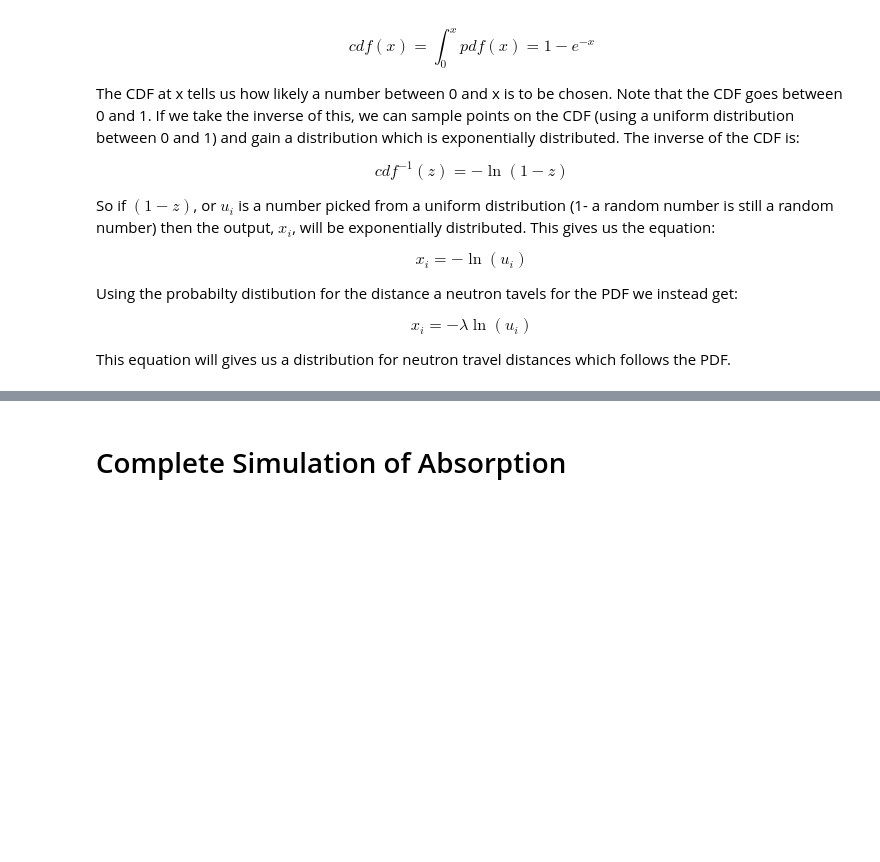
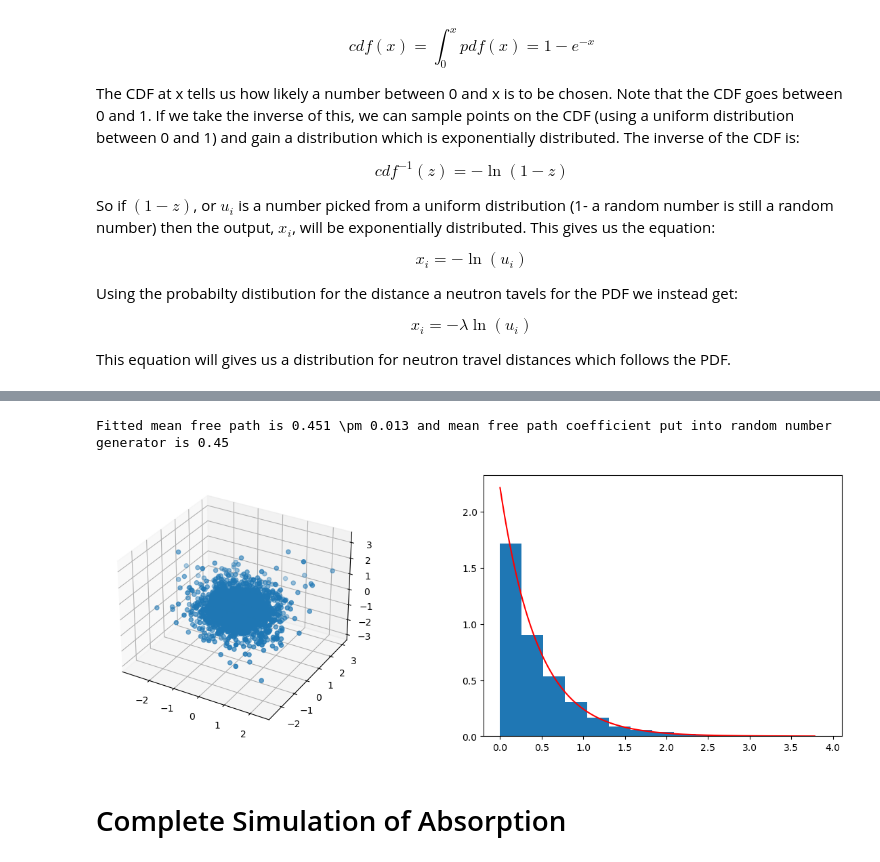
Before and after one commit to stanzi1626/MonteCarlo, a Jupyter notebook: project3.ipynb, the cells around one changed output, grey strips where cells are left out. Saved outputs shown, nothing was run; the diff lists cells and outputs as text; code cells hidden in the pictures; blank space fills up the shorter version.

```diff
--- a/project3.ipynb
+++ b/project3.ipynb
@@ -117,29 +335,31 @@ This equation will gives us a distribution for neutron travel distances which fo
 # %%
-EXPECTED_MEAN_FREE_PATH = 0.45
+fig = plt.figure(figsize=(15, 5))
+ax1 = fig.add_subplot(121, projection='3d')
+ax2 = fig.add_subplot(122)
 
-def random_exponential(mean_free_path, quantity):
-    return -mean_free_path*np.log(np.random.uniform(0, 1, quantity))
+def isotropic_exponential_distribution(mean_free_path, quantity):
+    theta = np.arccos(1 - 2*np.random.uniform(0, 1, quantity))
+    phi = np.random.uniform(0, 2*np.pi, quantity)
+    random_exponential_magnitude = random_exponential(mean_free_path, quantity)
+    xdata = np.sin(theta)*np.cos(phi) * random_exponential_magnitude
+    ydata = np.sin(theta)*np.sin(phi) * random_exponential_magnitude
+    zdata = np.cos(theta) * random_exponential_magnitude
 
-def exponential_function(data, coefficient):
-    return 1/coefficient*np.e**(-data/coefficient)
+    return xdata, ydata, zdata
 
-def linear_function(data, gradient, intercept):
-    return gradient*data + intercept
+data = isotropic_exponential_distribution(EXPECTED_MEAN_FREE_PATH, NUMBER_POINTS)
+ax1.scatter(*data)
 
-def find_linear_parameters(x, y):
-    try:
-        expected, uncertainty = np.polyfit(x, y, 1, full = False, cov=True)
-    except RuntimeError:
-        print('np.polyfit was not able to find the best parameters')
+distance_data = np.sqrt(data[0]**2+data[1]**2+data[2]**2)
+count, bins, ignored = ax2.hist(distance_data, 15, density = True)
+bin_midpoints = 0.5*(bins[1:]+bins[:-1])
+data = filter_data(np.vstack((bin_midpoints, np.log(count))).T)
+p, cov= find_linear_parameters(data[:, 0], data[:, 1])
+free_path, free_path_uncertainty = -1 / p[0], (1 / p[0])**2 * np.sqrt(cov[0, 0]) #gradient = -1/lambda and uncertainty_lambda = lamba^2 * sigma_gradient
+ax2.plot(np.linspace(0, np.max(bin_midpoints), 1000), exponential_function(np.linspace(0, np.max(bin_midpoints), 1000), free_path), color = 'red')
+print('Fitted mean free path is {0:.3f} \pm {1:.3f} and mean free path coefficient put into random number generator is {2}'.format(free_path, free_path_uncertainty, EXPECTED_MEAN_FREE_PATH))
 
-    return expected, uncertainty
-
-count, bins, ignored = plt.hist(random_exponential(EXPECTED_MEAN_FREE_PATH, NUMBER_POINTS), 15, density = True)
-bin_midpoints = 0.5*(bins[1:] + bins[:-1])
-p, cov = find_linear_parameters(np.log(bin_midpoints), count)
-free_path, uncertainty = -p[0], np.sqrt(cov[0, 0])
-plt.plot(np.linspace(0, np.max(bin_midpoints), 1000), exponential_function(np.linspace(0, np.max(bin_midpoints), 1000), free_path), color = 'red')
-print('Fitted mean free path is {0:.2f} \pm {1:.3f} and mean free path coefficient put into random number generator is {2}'.format(free_path, uncertainty, EXPECTED_MEAN_FREE_PATH))
-
-plt.xlim(0, np.max(bin_midpoints))
 plt.show()
+# %% [output]
+Fitted mean free path is 0.451 \pm 0.013 and mean free path coefficient put into random number generator is 0.45
+[figure, added]
```
Also changed, not shown: parts of 12 cells of this notebook.
